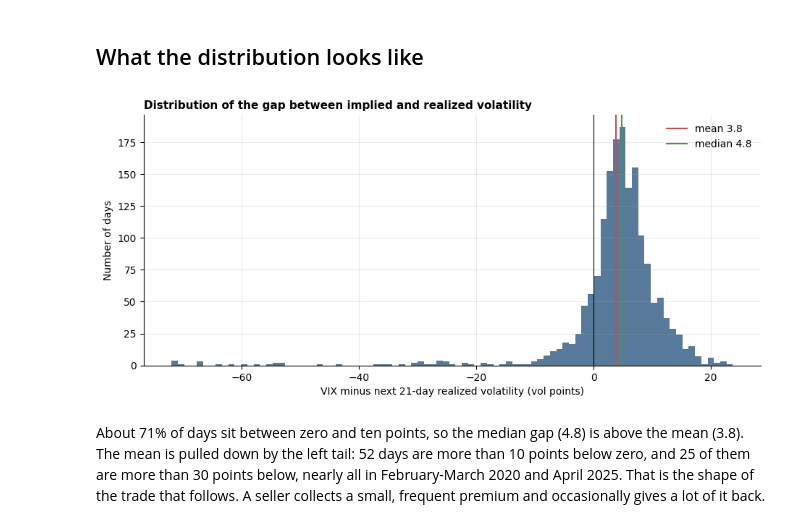
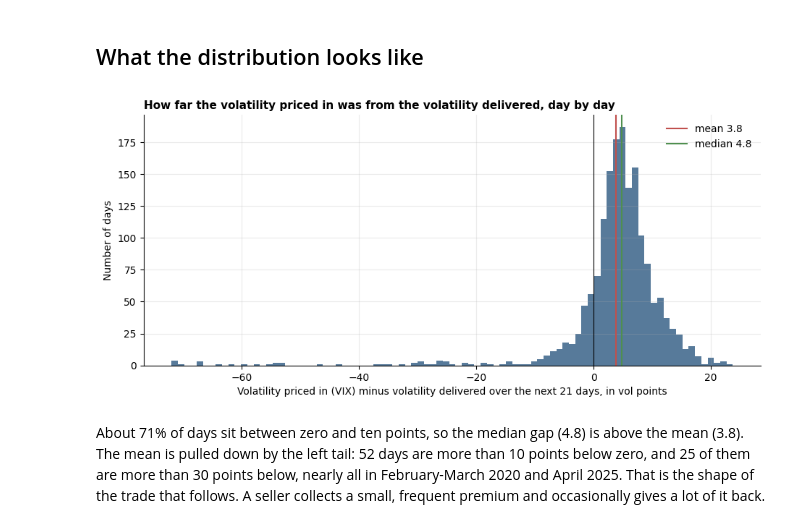
Before and after one commit to MelsaCavuldak/vol-risk-premium, a Jupyter notebook: 01_implied_vs_realized.ipynb, the cells around one changed output. Saved outputs shown, nothing was run; the diff lists cells and outputs as text; code cells hidden in the pictures.

```diff
--- a/01_implied_vs_realized.ipynb
+++ b/01_implied_vs_realized.ipynb
@@ -92,20 +92,20 @@ The premium is positive on average in every year, but its size varies a lot. It
 # %%
 from vrp.plots import PALETTE, style
 
 gap = 100 * spread
 fig, ax = plt.subplots(figsize=(11, 4.5))
 ax.hist(gap, bins=np.linspace(gap.min(), gap.max(), 90), color=PALETTE[0], alpha=0.75)
 ax.axvline(gap.mean(), color=PALETTE[1], lw=1.5, label=f"mean {gap.mean():.1f}")
 ax.axvline(gap.median(), color=PALETTE[2], lw=1.5, label=f"median {gap.median():.1f}")
 ax.axvline(0, color="black", lw=0.8)
-ax.set_xlabel("VIX minus next 21-day realized volatility (vol points)")
+ax.set_xlabel("Volatility priced in (VIX) minus volatility delivered over the next 21 days, in vol points")
 ax.set_ylabel("Number of days")
 ax.legend(frameon=False)
-style(ax, "Distribution of the gap between implied and realized volatility")
+style(ax, "How far the volatility priced in was from the volatility delivered, day by day")
 plt.close(fig)
 fig
 # %% [output]
-[figure, old version]
+[figure, new version]
 # %% [markdown]
 About 71% of days sit between zero and ten points, so the median gap (4.8) is above the mean (3.8). The mean is pulled down by the left tail: 52 days are more than 10 points below zero, and 25 of them are more than 30 points below, nearly all in February-March 2020 and April 2025. That is the shape of the trade that follows. A seller collects a small, frequent premium and occasionally gives a lot of it back.
 # %% [markdown]
```
Also changed, not shown: parts of 3 cells of this notebook, 7 other files.
